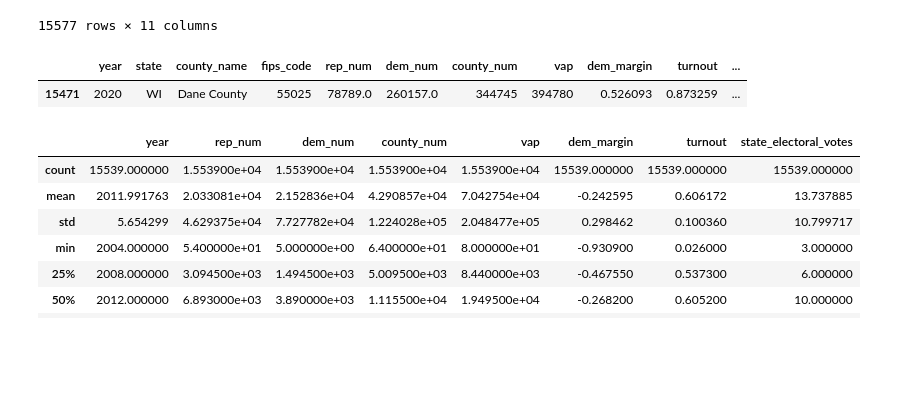
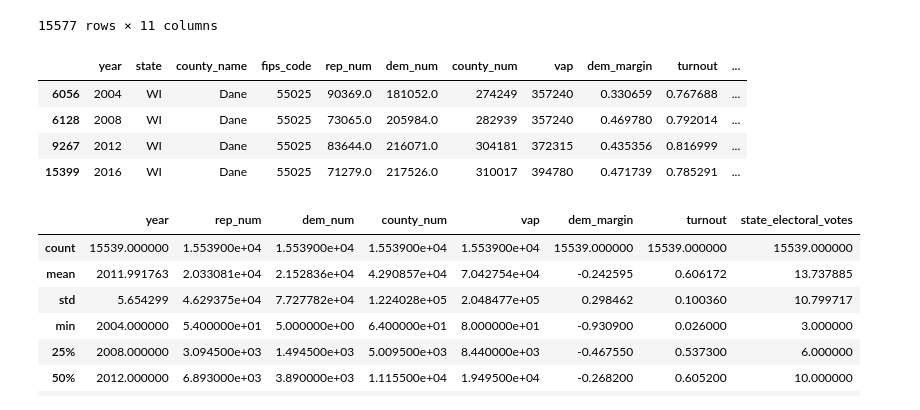
Before and after one commit to psthomas/election-vis, a Jupyter notebook: voting_national.ipynb, the cells around one changed output. Saved outputs shown, nothing was run; the diff lists cells and outputs as text; code cells hidden in the pictures; blank space fills up the shorter version.

```diff
--- a/voting_national.ipynb
+++ b/voting_national.ipynb
@@ -441,12 +480,15 @@ county
 | 15576 | 2020 | WY | Weston County | 56045 | 3107.0 | 360.0 | 3542 | 5460 | -0.775551 | 0.648718 | ... |
 15577 rows × 11 columns
 # %%
-county[county['county_name'] == 'Dane County']
+county[county['county_name'] == 'Dane']
 #So this is 394780, vs estimated VAP of 345,604/0.8 = 432005 based on this article:, 87 vs 80pct turnout diff.
 #https://madison.com/wsj/news/local/govt-and-politics/turnout-sets-records-with-dane-county-at-80-madison-at-75/article_e7d5acba-d6e6-5188-9cc0-a540e8afa64f.html
 # %% [output]
 |  | year | state | county_name | fips_code | rep_num | dem_num | county_num | vap | dem_margin | turnout | ... |
-| 15471 | 2020 | WI | Dane County | 55025 | 78789.0 | 260157.0 | 344745 | 394780 | 0.526093 | 0.873259 | ... |
+| 6056 | 2004 | WI | Dane | 55025 | 90369.0 | 181052.0 | 274249 | 357240 | 0.330659 | 0.767688 | ... |
+| 6128 | 2008 | WI | Dane | 55025 | 73065.0 | 205984.0 | 282939 | 357240 | 0.469780 | 0.792014 | ... |
+| 9267 | 2012 | WI | Dane | 55025 | 83644.0 | 216071.0 | 304181 | 372315 | 0.435356 | 0.816999 | ... |
+| 15399 | 2016 | WI | Dane | 55025 | 71279.0 | 217526.0 | 310017 | 394780 | 0.471739 | 0.785291 | ... |
 # %%
 #Data output script for interactive visualization, filters out abnormal values
 out_df = county[
```
Also changed, not shown: parts of 5 cells of this notebook, 3 other files.
